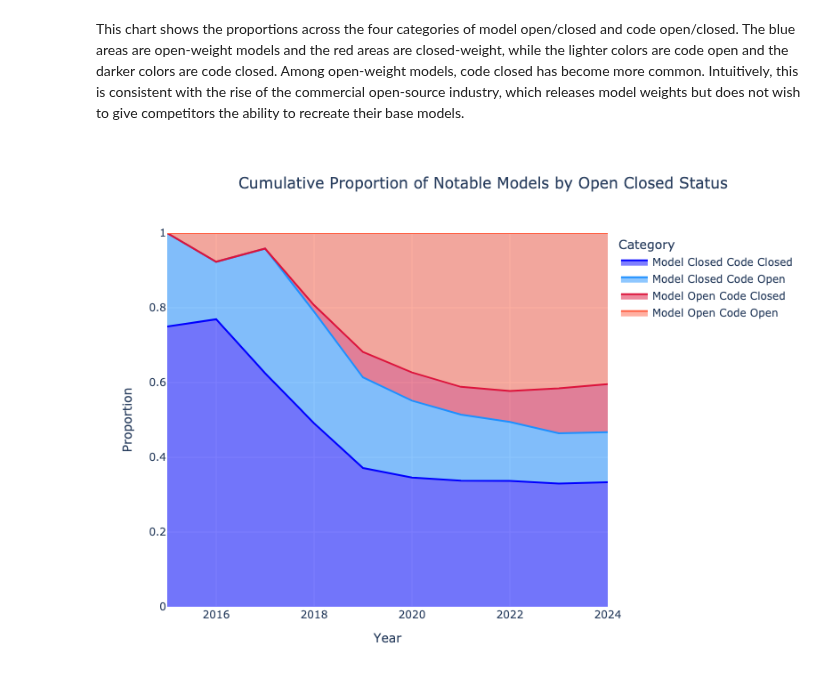
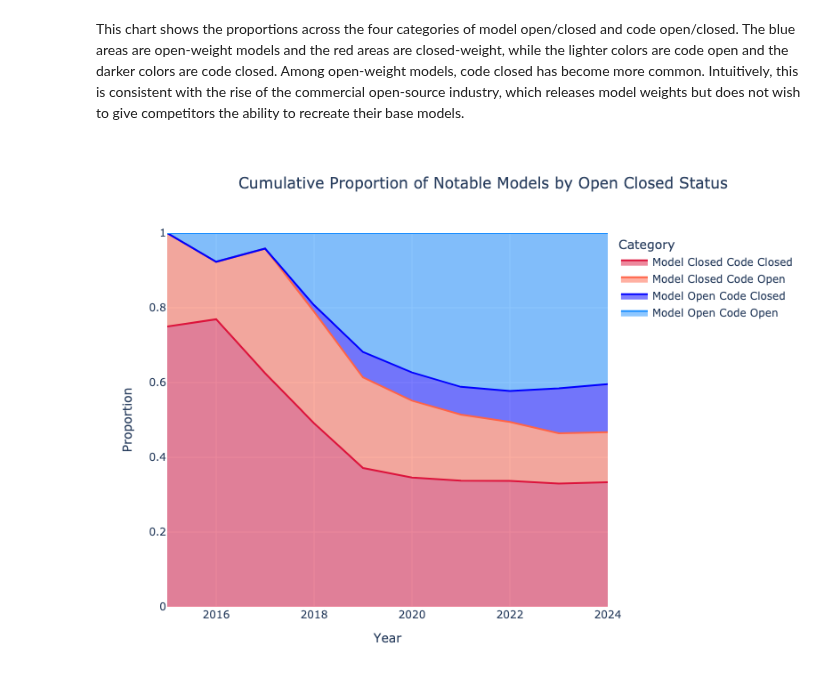
Before and after one commit to epoch-research/open-model-trends, a Jupyter notebook: data_exploration.ipynb, the cells around one changed output. Drawn from its saved outputs; the diff is of its cells as text; code cells hidden in the pictures.

```diff
--- a/data_exploration.ipynb
+++ b/data_exploration.ipynb
@@ -592,32 +619,32 @@ open_counts_wide.columns = new_columns
 open_counts_filled = (open_counts_wide.melt(id_vars=['Year'],
                                             var_name='Category',
                                             value_name='Count')
                                       .reset_index(drop=True))
 
 open_counts_filled['Cumulative for Category'] = open_counts_filled.groupby('Category')['Count'].cumsum()
 
 with_totals = pd.merge(open_counts_filled, total_counts, on="Year")
 with_totals['proportion'] = with_totals['Cumulative for Category'] / with_totals['Cumulative Total']
 
 # sort using custom order
 sort_order = ['Model Closed Code Closed', 'Model Closed Code Open', 'Model Open Code Closed', 'Model Open Code Open']
 
 with_totals['Category_sorted'] = pd.Categorical(with_totals['Category'], categories=sort_order, ordered=True)
 with_totals = with_totals.sort_values('Category_sorted')
 
 
-colors = ['blue', 'dodgerblue', 'crimson', 'tomato']
+colors = ['crimson', 'tomato', 'blue', 'dodgerblue']
 fig = px.area(with_totals, x='Year', y='proportion', color='Category', line_group='Category',
               labels={'proportion': 'Proportion', 'Year': 'Year'},
               title='Cumulative Proportion of Notable Models by Open Closed Status', color_discrete_sequence=colors)
 
 fig.update_yaxes(range=[0, 1])
 fig.update_layout(
     autosize=False,
     width=800,
     height=600,
     title_x=0.2,
 )
 fig
 # %% [output]
-[figure, old version]
+[figure, new version]
```
Also changed, not shown: parts of 5 cells of this notebook.
